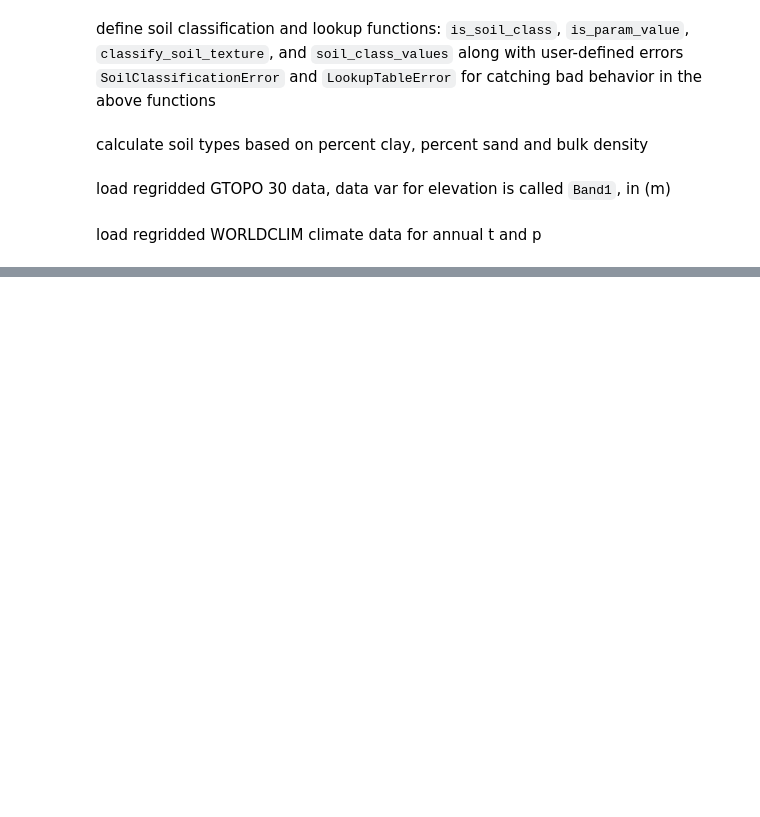
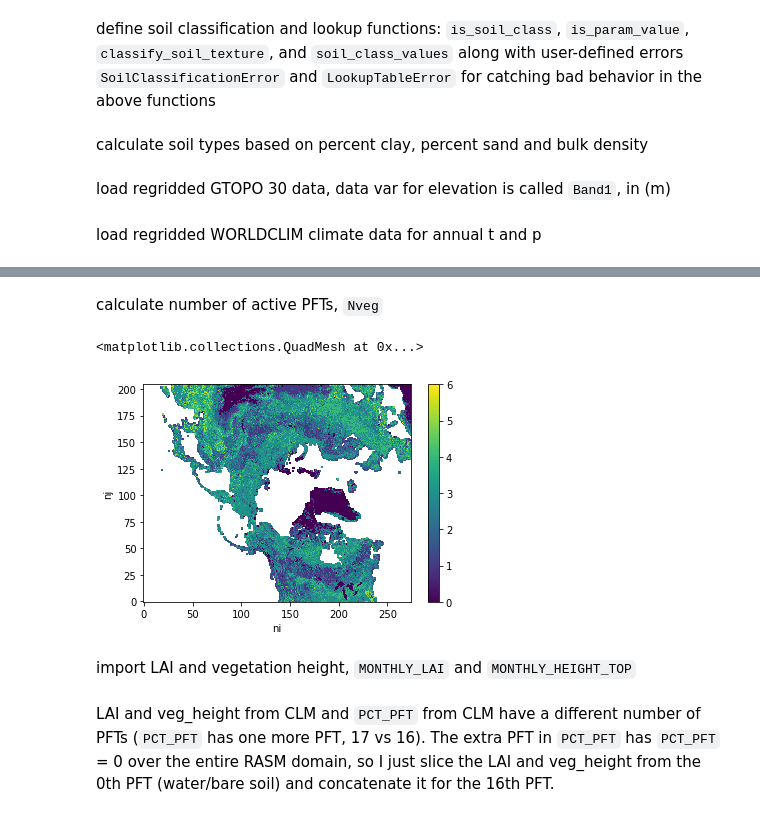
Before and after one commit to UW-Hydro/rasm-vic5-parameters, a Jupyter notebook: initial_parameters.ipynb, the cells around one changed output, grey strips where cells are left out. Cells and saved outputs as stored; diff of their text form; code cells hidden in the pictures; blank space fills up the shorter version.

```diff
--- a/initial_parameters.ipynb
+++ b/initial_parameters.ipynb
@@ -363,0 +389,30 @@ tavg = temp['tavg'].mean('time')
+# %%
+cv = xr.apply_ufunc(calculate_cv_pft,
+                    veg_data['PCT_PFT'].where(domain.mask == 1),
+                    dask='allowed',
+                    vectorize=True)
+# %% [markdown]
+calculate number of active PFTs, `Nveg`
+# %%
+def calculate_nveg_pfts(gridcell_pfts):
+    '''
+    takes in the 17 PFTs for a gridcell and returns the number of active veg types for that gridcell,
+    e.g. the number of PCT_PFTs that is greater than 0
+    '''
+    return(np.count_nonzero(gridcell_pfts))
+# %%
+# make version of veg_data['PCT_PFT'] that has 0s for bare soil/water class (pft=0)
+veg_data['PCT_PFT'].values[0, :, :] = 0
+# %%
+Nveg = xr.apply_ufunc(calculate_nveg_pfts,
+                      veg_data['PCT_PFT'].where(domain.mask == 1),
+                      dask='allowed',
+                      input_core_dims=[['pft']],
+                      vectorize=True)
+# %%
+Nveg.where(domain.mask == 1).plot()
+# %% [output]
+<matplotlib.collections.QuadMesh at 0x...>
+[figure, added]
+# %% [markdown]
+import LAI and vegetation height, `MONTHLY_LAI` and `MONTHLY_HEIGHT_TOP`
@@ -363,0 +425,2 @@ tavg = temp['tavg'].mean('time')
+# %% [markdown]
+LAI and veg_height from CLM and `PCT_PFT` from CLM have a different number of PFTs (`PCT_PFT` has one more PFT, 17 vs 16). The extra PFT in `PCT_PFT` has `PCT_PFT` = 0 over the entire RASM domain, so I just slice the LAI and veg_height from the 0th PFT (water/bare soil) and concatenate it for the 16th PFT.
```
Also changed, not shown: parts of 75 cells of this notebook.
